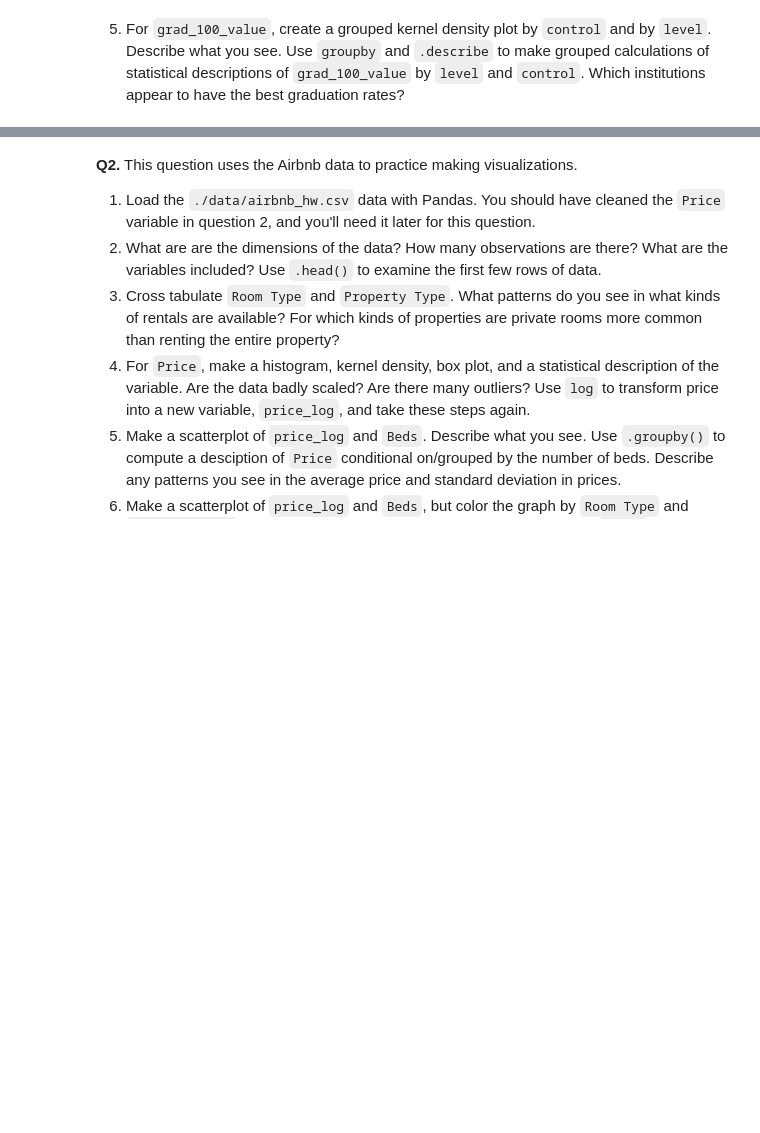
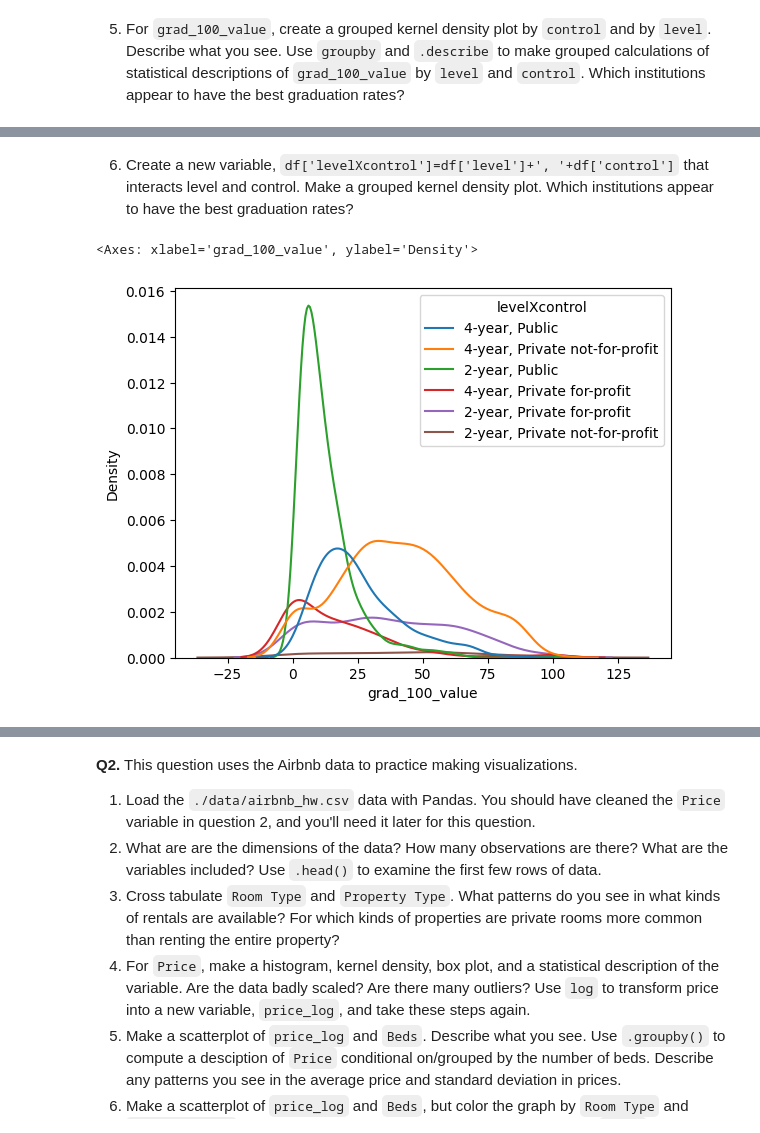
Before and after one commit to brithoang1/visualization, a Jupyter notebook: assignment/assignment.ipynb, the cells around one changed output, grey strips where cells are left out. Cells and saved outputs as stored; diff of their text form; code cells hidden in the pictures; blank space fills up the shorter version.

```diff
--- a/assignment/assignment.ipynb
+++ b/assignment/assignment.ipynb
@@ -144,0 +169,10 @@ Name: grad_100_value, dtype: float64
+# %% [markdown]
+6. Create a new variable, `df['levelXcontrol']=df['level']+', '+df['control']` that interacts level and control. Make a grouped kernel density plot. Which institutions appear to have the best graduation rates?
+# %%
+#Grouped kernal density plot
+df['levelXcontrol']=df['level']+', '+df['control']
+
+sns.kdeplot(data=df,x='grad_100_value',hue='levelXcontrol')
+# %% [output]
+<Axes: xlabel='grad_100_value', ylabel='Density'>
+[figure, added]
```
Also changed, not shown: parts of 27 cells of this notebook.
